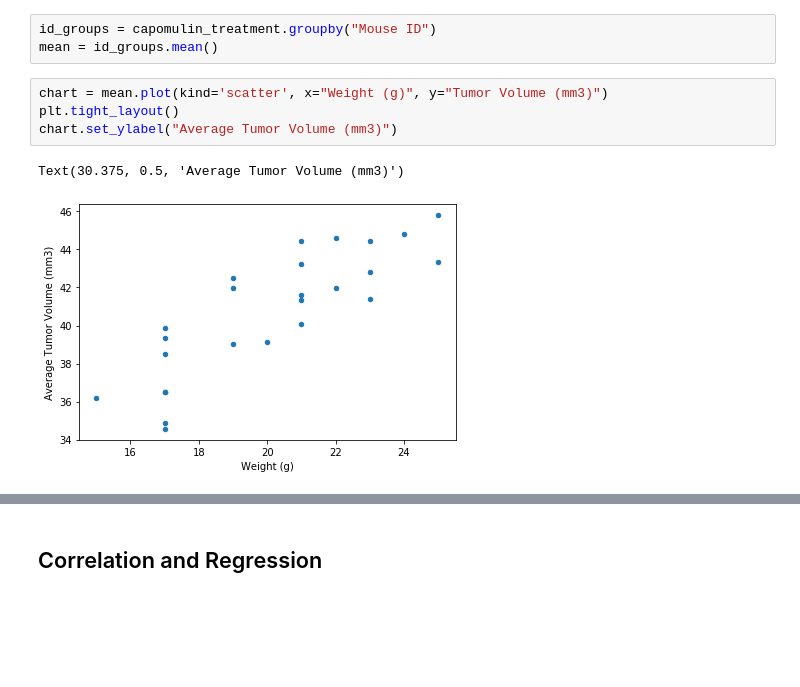
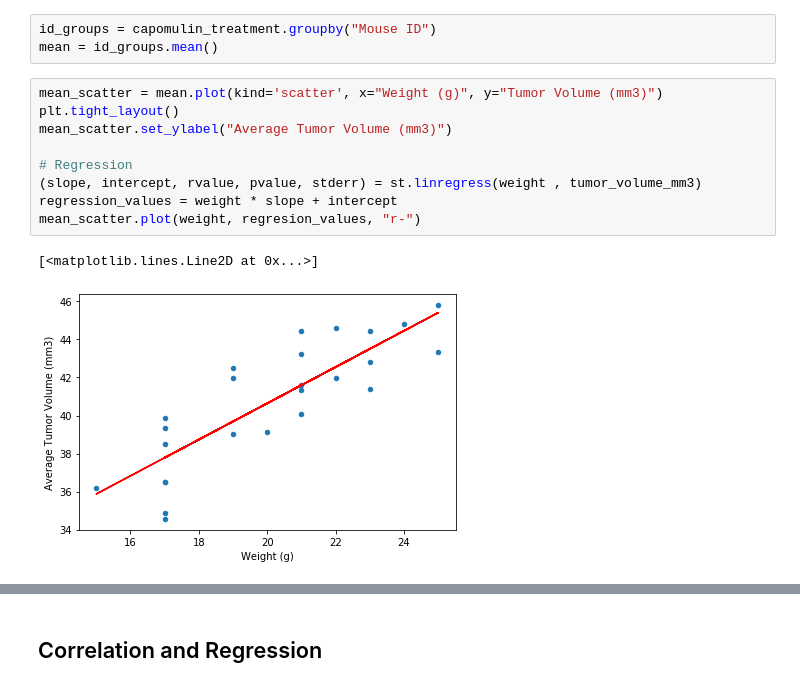
Before and after one commit to manuelamc14/Matploid-challenge, a Jupyter notebook: Pymaceuticals/pymaceuticals_starter.ipynb, the cells around one changed output, grey strips where cells are left out. Drawn from its saved outputs; the diff is of its cells as text; blank space fills up the shorter version.

Commit message:
Correlation and Regressio

```diff
--- a/Pymaceuticals/pymaceuticals_starter.ipynb
+++ b/Pymaceuticals/pymaceuticals_starter.ipynb
@@ -363,9 +413,14 @@ capomulin_treatment
 id_groups = capomulin_treatment.groupby("Mouse ID")
 mean = id_groups.mean()
 # %%
-chart = mean.plot(kind='scatter', x="Weight (g)", y="Tumor Volume (mm3)")
+mean_scatter = mean.plot(kind='scatter', x="Weight (g)", y="Tumor Volume (mm3)")
 plt.tight_layout()
-chart.set_ylabel("Average Tumor Volume (mm3)")
+mean_scatter.set_ylabel("Average Tumor Volume (mm3)")
+
+# Regression
+(slope, intercept, rvalue, pvalue, stderr) = st.linregress(weight , tumor_volume_mm3)
+regression_values = weight * slope + intercept
+mean_scatter.plot(weight, regresion_values, "r-")
 # %% [output]
-Text(30.375, 0.5, 'Average Tumor Volume (mm3)')
+[<matplotlib.lines.Line2D at 0x...>]
-[figure, old version]
+[figure, new version]
```
Also changed, not shown: parts of 8 cells of this notebook.
